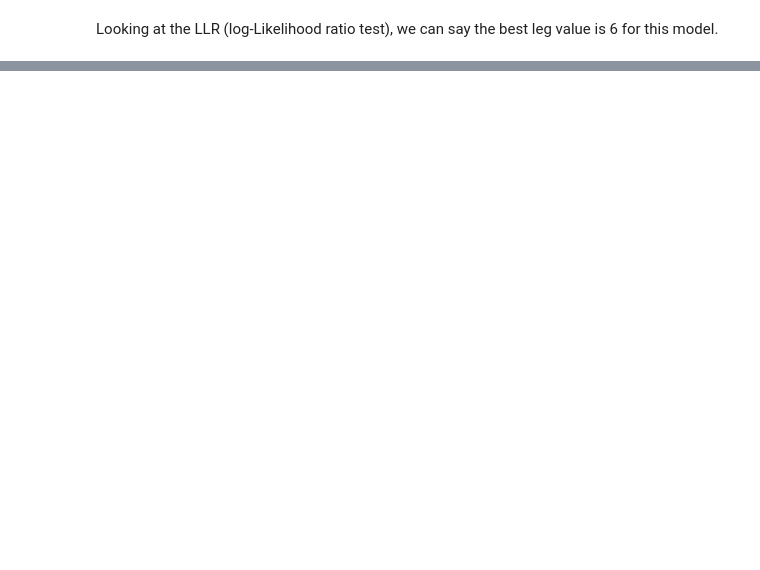
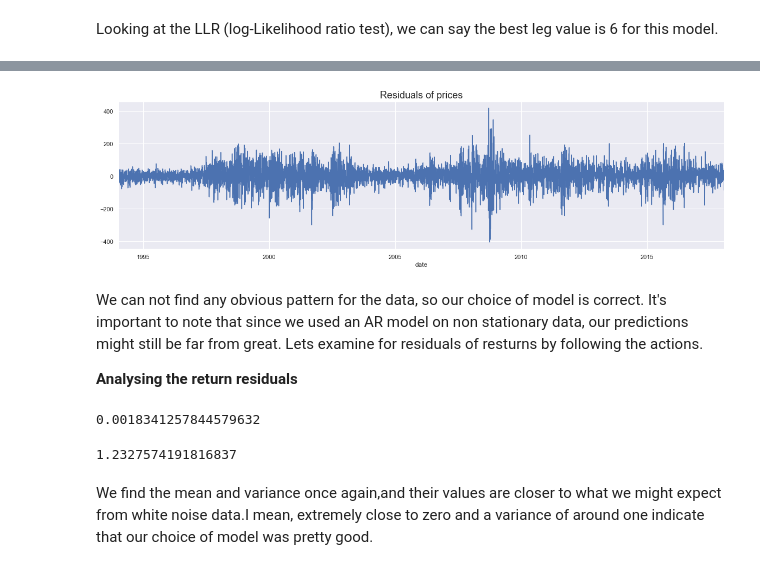
Before and after one commit to pvsnp9/Time-Series-Analysis, a Jupyter notebook: AutoRegressive Model/autoregressive_model.ipynb, the cells around one changed output, grey strips where cells are left out. Saved outputs shown, nothing was run; the diff lists cells and outputs as text; code cells hidden in the pictures; blank space fills up the shorter version.

```diff
--- a/AutoRegressive Model/autoregressive_model.ipynb
+++ b/AutoRegressive Model/autoregressive_model.ipynb
@@ -524,0 +782,11 @@ Looking at the LLR (log-Likelihood ratio test), we can say the best leg value is
+# %%
+df.res_price.plot(figsize=(20,5))
+plt.title('Residuals of prices', size=18)
+plt.show()
+# %% [output]
+[figure, added]
+# %% [markdown]
+We can not find any obvious pattern for the data, so our choice of model is correct. It's important to note that since we used an AR model on non stationary data, our predictions might
+still be far from great. Lets examine for residuals of resturns by following the actions.
+
+**Analysing the return residuals**
@@ -524,0 +795,10 @@ Looking at the LLR (log-Likelihood ratio test), we can say the best leg value is
+# %%
+df.res_return.mean()
+# %% [output]
+0.0018341257844579632
+# %%
+df.res_return.var()
+# %% [output]
+1.2327574191816837
+# %% [markdown]
+We find the mean and variance once again,and their values are closer to what we might expect from white noise data.I mean, extremely close to zero and a variance of around one indicate that our choice of model was pretty good.
```
Also changed, not shown: parts of 50 cells of this notebook.
